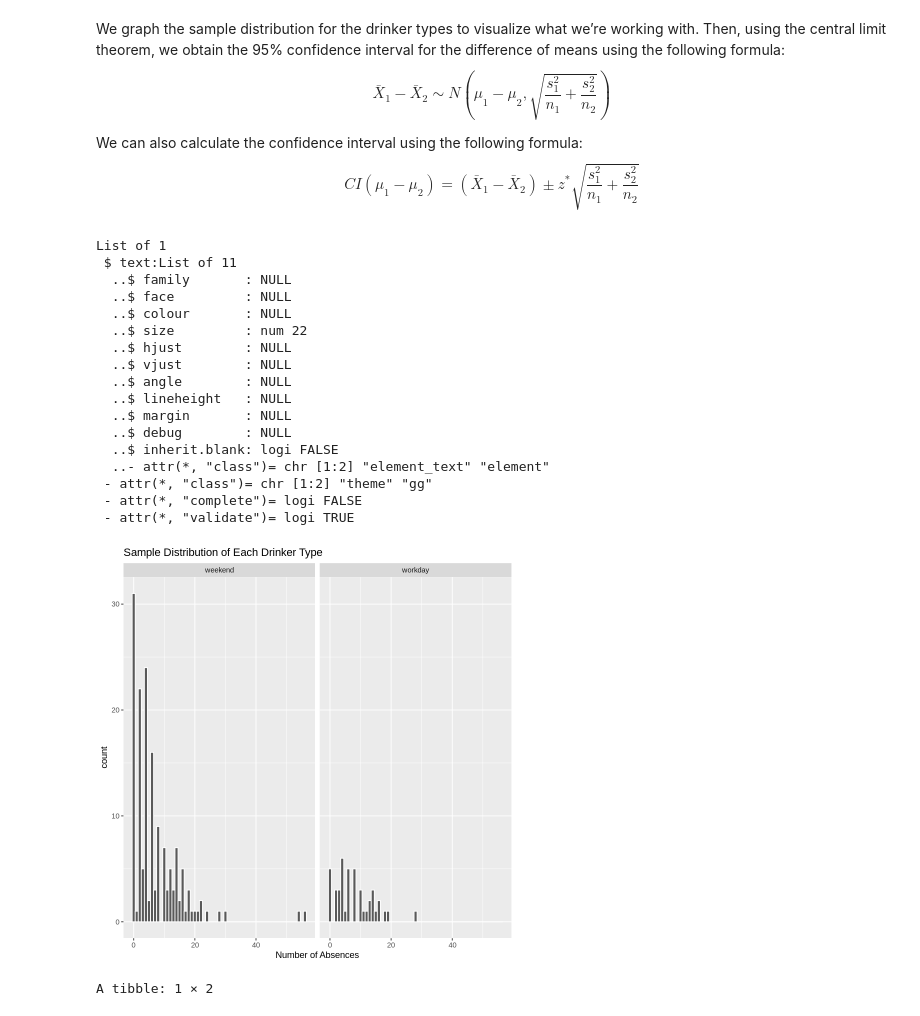
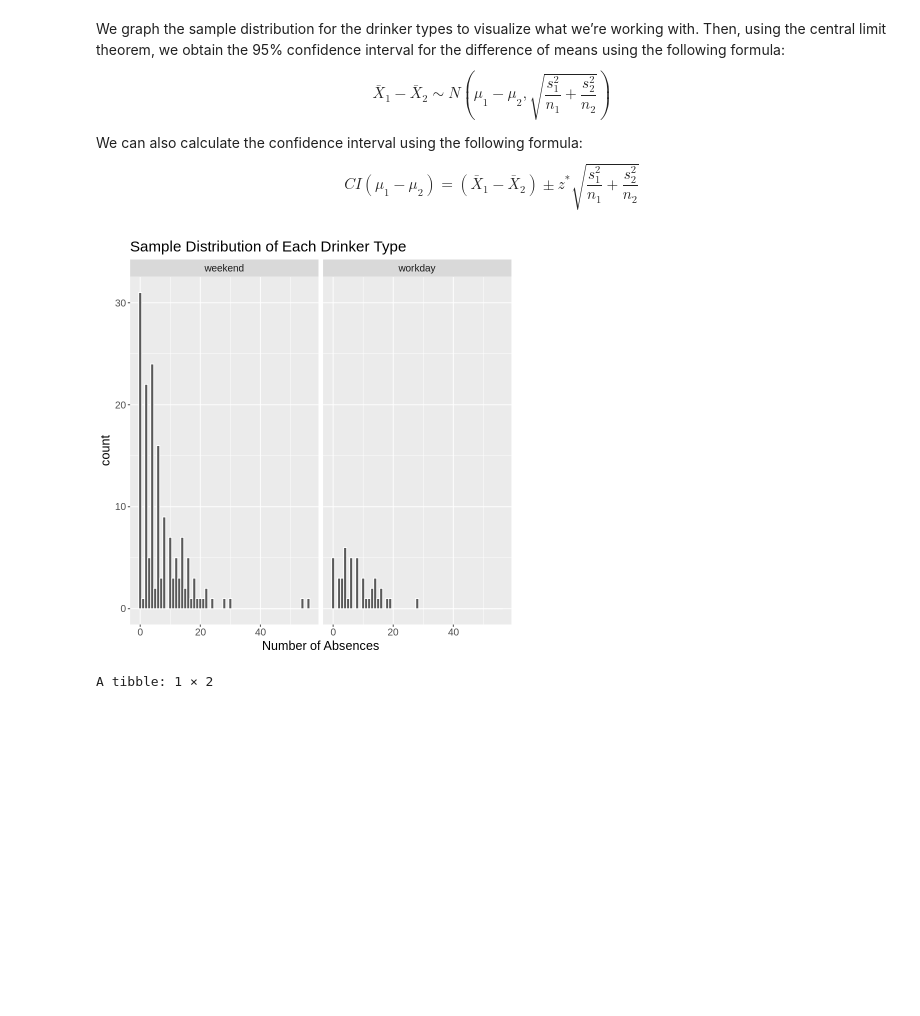
Before and after one commit to aaaaanniez/AlcoholAffect, a Jupyter notebook: Final_Report.ipynb, the cells around one changed output. Saved outputs shown, nothing was run; the diff lists cells and outputs as text; code cells hidden in the pictures; blank space fills up the shorter version.

```diff
--- a/Final_Report.ipynb
+++ b/Final_Report.ipynb
@@ -282,33 +282,16 @@ $$
 # %%
 # Check the sample distribution of each drinker type
 set.seed(5555)
 drinker_samp_dist_plot <- merged_data %>%
     ggplot() +
     geom_histogram(aes(x=absences), binwidth = 1, color = 'white') +
     facet_wrap(~ drinker_type) +
     ggtitle('Sample Distribution of Each Drinker Type') +
-    xlab('Number of Absences')
-    theme(text = element_text(size = 22))
+    xlab('Number of Absences') +
+    theme(text = element_text(size = 15))
 drinker_samp_dist_plot
 # %% [output]
-List of 1
- $ text:List of 11
-  ..$ family       : NULL
-  ..$ face         : NULL
-  ..$ colour       : NULL
-  ..$ size         : num 22
-  ..$ hjust        : NULL
-  ..$ vjust        : NULL
-  ..$ angle        : NULL
-  ..$ lineheight   : NULL
-  ..$ margin       : NULL
-  ..$ debug        : NULL
-  ..$ inherit.blank: logi FALSE
-  ..- attr(*, "class")= chr [1:2] "element_text" "element"
- - attr(*, "class")= chr [1:2] "theme" "gg"
- - attr(*, "complete")= logi FALSE
- - attr(*, "validate")= logi TRUE
-[figure, old version]
+[figure, new version]
 # %%
 # Obtain a 95% confidence interval for the difference between the means of Weekend Drinkers and Workday Drinkers' absences using the CLT.
 set.seed(5555)
```
